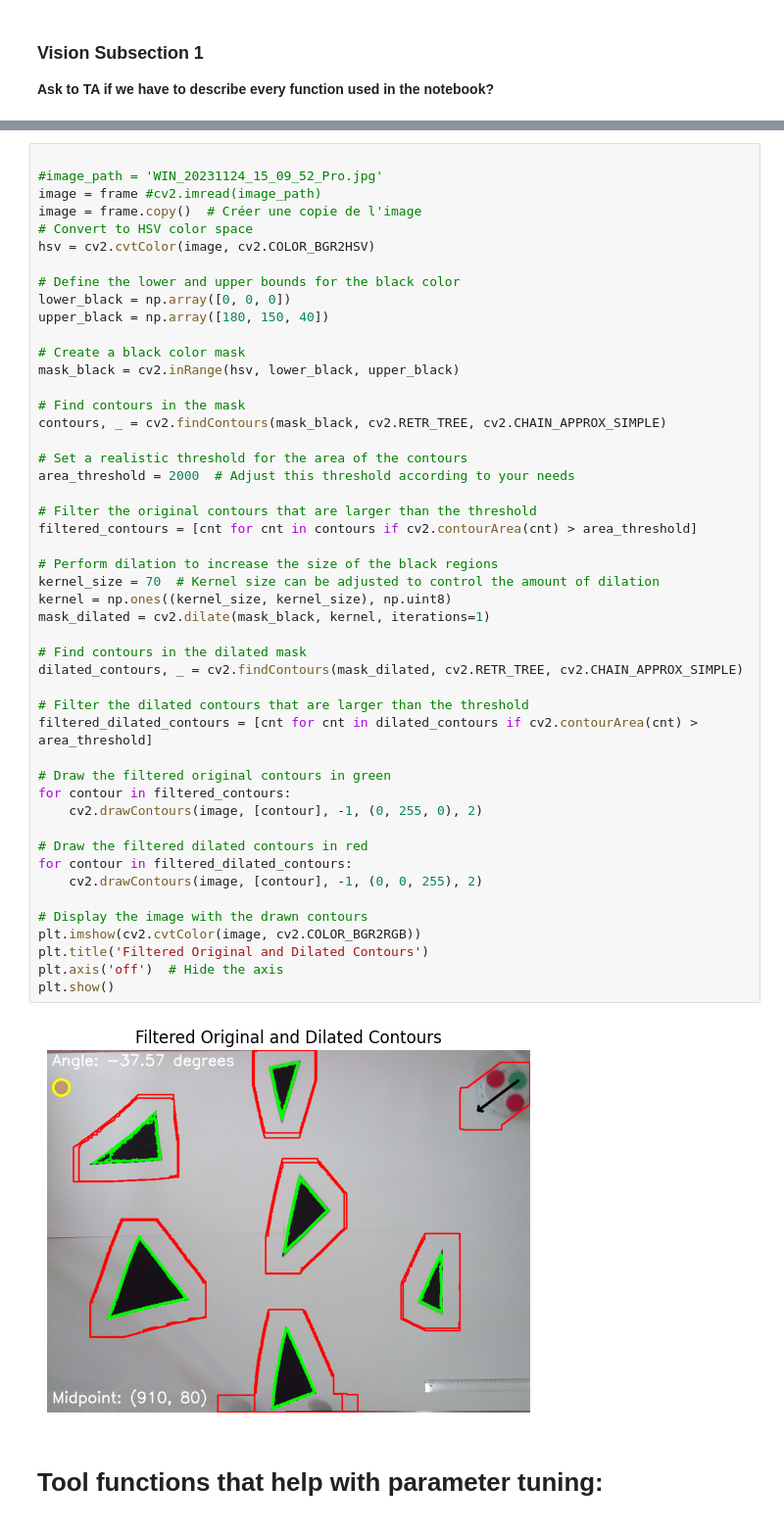
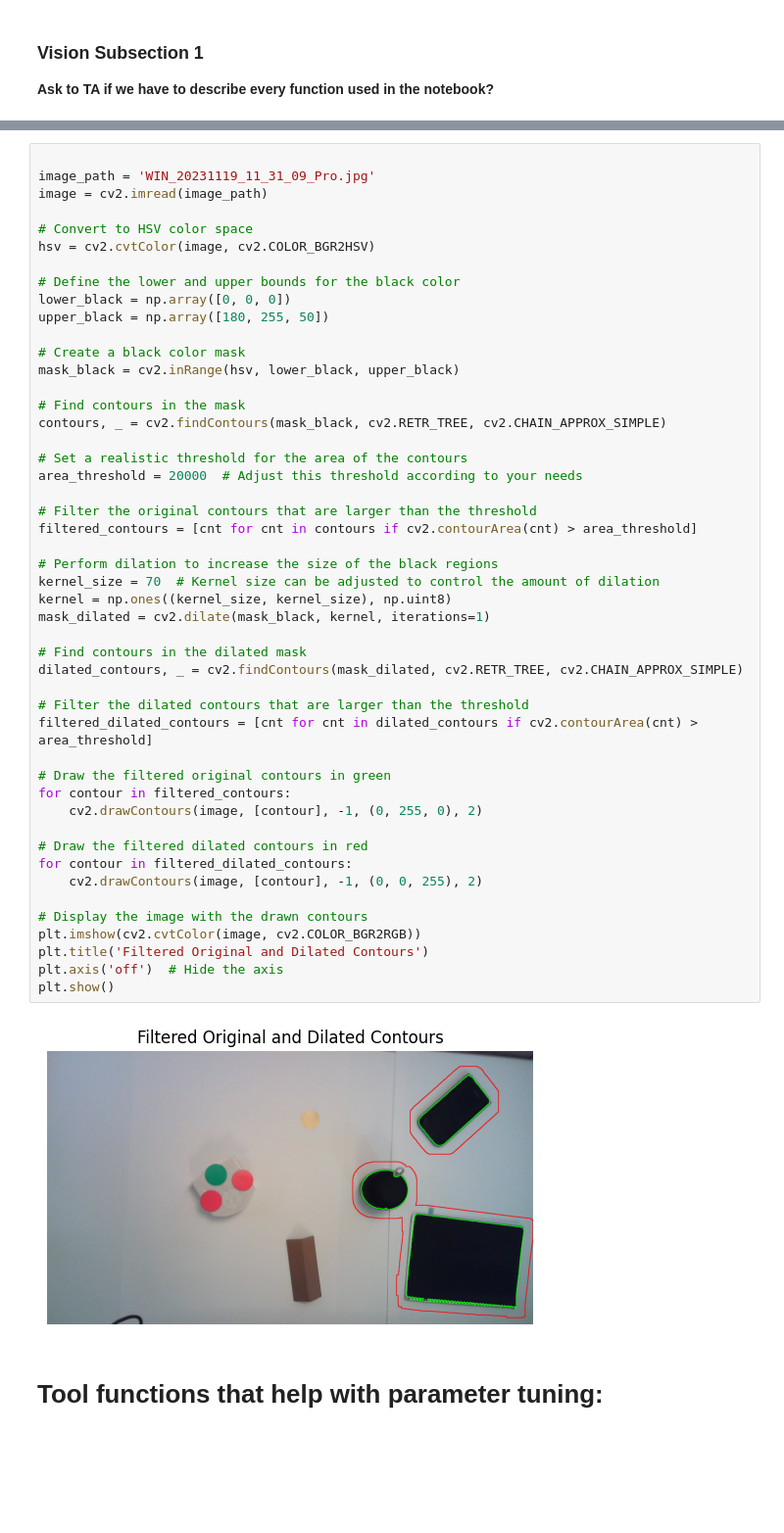
Before and after one commit to DidierNe/Mobile_Robotic_Thymio, a Jupyter notebook: Projet_Thymio.ipynb, the cells around one changed output, grey strips where cells are left out. Shown at 98% size. Saved outputs shown, nothing was run; the diff lists cells and outputs as text; blank space fills up the shorter version.

```diff
--- a/Projet_Thymio.ipynb
+++ b/Projet_Thymio.ipynb
@@ -382,14 +126,14 @@ For the obstacle detection: we used black shapes that we randomly distribute aro
 # %%
 
-#image_path = 'WIN_20231124_15_09_52_Pro.jpg'
-image = frame #cv2.imread(image_path)
-image = frame.copy()  # Créer une copie de l'image
+image_path = 'WIN_20231119_11_31_09_Pro.jpg'
+image = cv2.imread(image_path)
+
 # Convert to HSV color space
 hsv = cv2.cvtColor(image, cv2.COLOR_BGR2HSV)
 
 # Define the lower and upper bounds for the black color
 lower_black = np.array([0, 0, 0])
-upper_black = np.array([180, 150, 40])
+upper_black = np.array([180, 255, 50])
 
 # Create a black color mask
 mask_black = cv2.inRange(hsv, lower_black, upper_black)
@@ -398,37 +142,37 @@ mask_black = cv2.inRange(hsv, lower_black, upper_black)
 contours, _ = cv2.findContours(mask_black, cv2.RETR_TREE, cv2.CHAIN_APPROX_SIMPLE)
 
 # Set a realistic threshold for the area of the contours
-area_threshold = 2000  # Adjust this threshold according to your needs
+area_threshold = 20000  # Adjust this threshold according to your needs
 
 # Filter the original contours that are larger than the threshold
 filtered_contours = [cnt for cnt in contours if cv2.contourArea(cnt) > area_threshold]
 
 # Perform dilation to increase the size of the black regions
 kernel_size = 70  # Kernel size can be adjusted to control the amount of dilation
 kernel = np.ones((kernel_size, kernel_size), np.uint8)
 mask_dilated = cv2.dilate(mask_black, kernel, iterations=1)
 
 # Find contours in the dilated mask
 dilated_contours, _ = cv2.findContours(mask_dilated, cv2.RETR_TREE, cv2.CHAIN_APPROX_SIMPLE)
 
 # Filter the dilated contours that are larger than the threshold
 filtered_dilated_contours = [cnt for cnt in dilated_contours if cv2.contourArea(cnt) > area_threshold]
 
 # Draw the filtered original contours in green
 for contour in filtered_contours:
     cv2.drawContours(image, [contour], -1, (0, 255, 0), 2)
 
 # Draw the filtered dilated contours in red
 for contour in filtered_dilated_contours:
     cv2.drawContours(image, [contour], -1, (0, 0, 255), 2)
 
 # Display the image with the drawn contours
 plt.imshow(cv2.cvtColor(image, cv2.COLOR_BGR2RGB))
 plt.title('Filtered Original and Dilated Contours')
 plt.axis('off')  # Hide the axis
 plt.show()
 # %% [output]
-[figure, old version]
+[figure, new version]
 # %% [markdown]
 # Tool functions that help with parameter tuning:
 <a id="Vision-subsection-2"></a>
```
Also changed, not shown: parts of 23 cells of this notebook.
